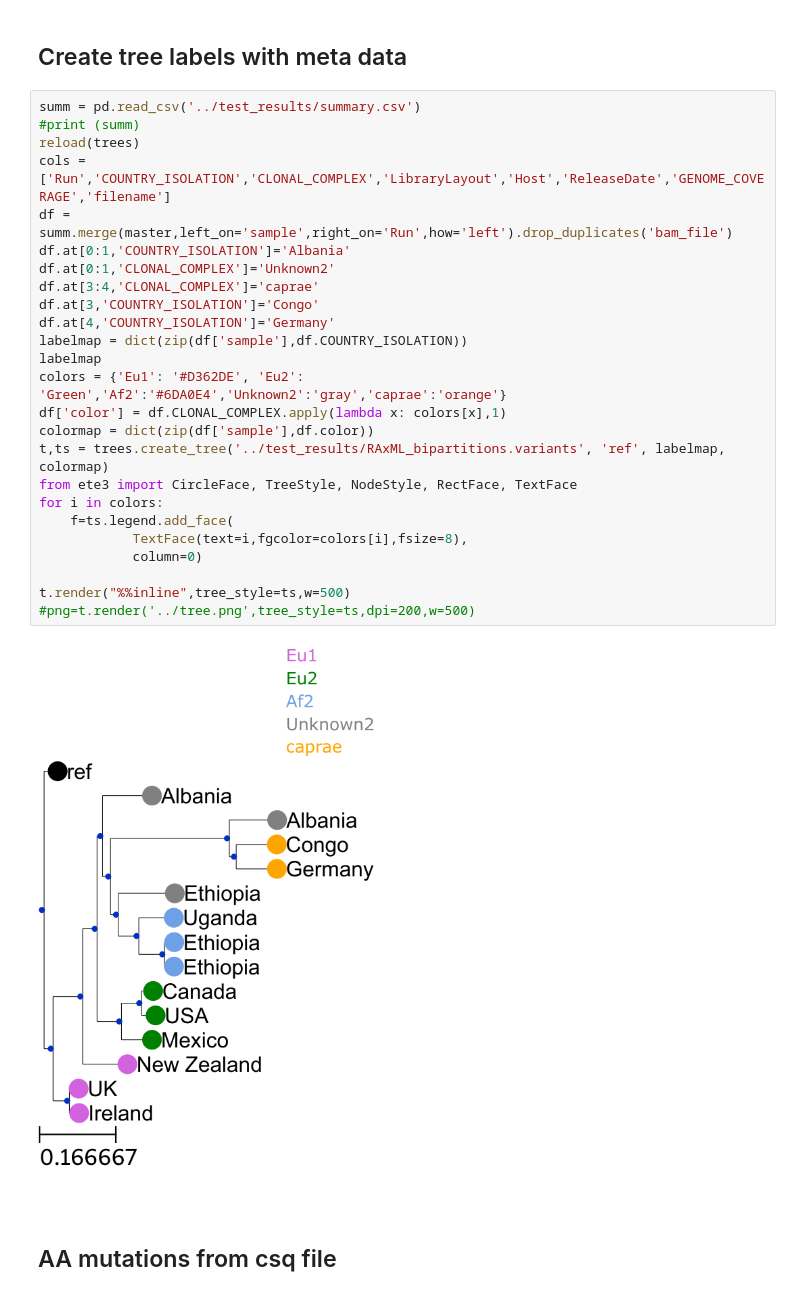
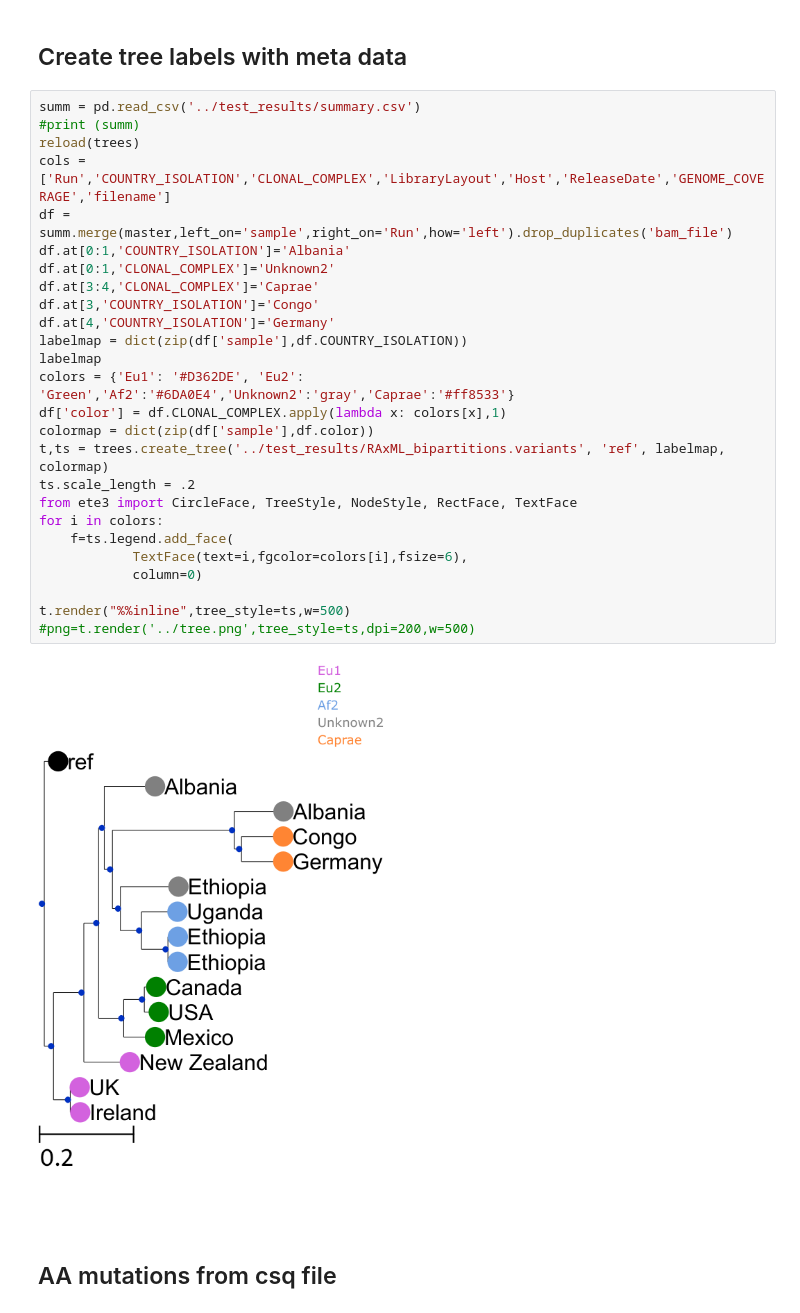
Before and after one commit to dmnfarrell/snipgenie, a Jupyter notebook: notebooks/albania.ipynb, the cells around one changed output. Saved outputs shown, nothing was run; the diff lists cells and outputs as text.

```diff
--- a/notebooks/albania.ipynb
+++ b/notebooks/albania.ipynb
@@ -31,30 +49,31 @@ W.run()
 # %%
 summ = pd.read_csv('../test_results/summary.csv')
 #print (summ)
 reload(trees)
 cols = ['Run','COUNTRY_ISOLATION','CLONAL_COMPLEX','LibraryLayout','Host','ReleaseDate','GENOME_COVERAGE','filename']
 df = summ.merge(master,left_on='sample',right_on='Run',how='left').drop_duplicates('bam_file')
 df.at[0:1,'COUNTRY_ISOLATION']='Albania'
 df.at[0:1,'CLONAL_COMPLEX']='Unknown2'
-df.at[3:4,'CLONAL_COMPLEX']='caprae'
+df.at[3:4,'CLONAL_COMPLEX']='Caprae'
 df.at[3,'COUNTRY_ISOLATION']='Congo'
 df.at[4,'COUNTRY_ISOLATION']='Germany'
 labelmap = dict(zip(df['sample'],df.COUNTRY_ISOLATION))
 labelmap
-colors = {'Eu1': '#D362DE', 'Eu2': 'Green','Af2':'#6DA0E4','Unknown2':'gray','caprae':'orange'}
+colors = {'Eu1': '#D362DE', 'Eu2': 'Green','Af2':'#6DA0E4','Unknown2':'gray','Caprae':'#ff8533'}
 df['color'] = df.CLONAL_COMPLEX.apply(lambda x: colors[x],1)
 colormap = dict(zip(df['sample'],df.color))
 t,ts = trees.create_tree('../test_results/RAxML_bipartitions.variants', 'ref', labelmap, colormap)
+ts.scale_length = .2
 from ete3 import CircleFace, TreeStyle, NodeStyle, RectFace, TextFace
 for i in colors:
     f=ts.legend.add_face(
-            TextFace(text=i,fgcolor=colors[i],fsize=8),
+            TextFace(text=i,fgcolor=colors[i],fsize=6),
             column=0)
 
 t.render("%%inline",tree_style=ts,w=500)
 #png=t.render('../tree.png',tree_style=ts,dpi=200,w=500)
 # %% [output]
-[figure, old version]
+[figure, new version]
 # %% [markdown]
 ## AA mutations from csq file
 # %%
```
Also changed, not shown: parts of 1 cell of this notebook, 8 other files.
